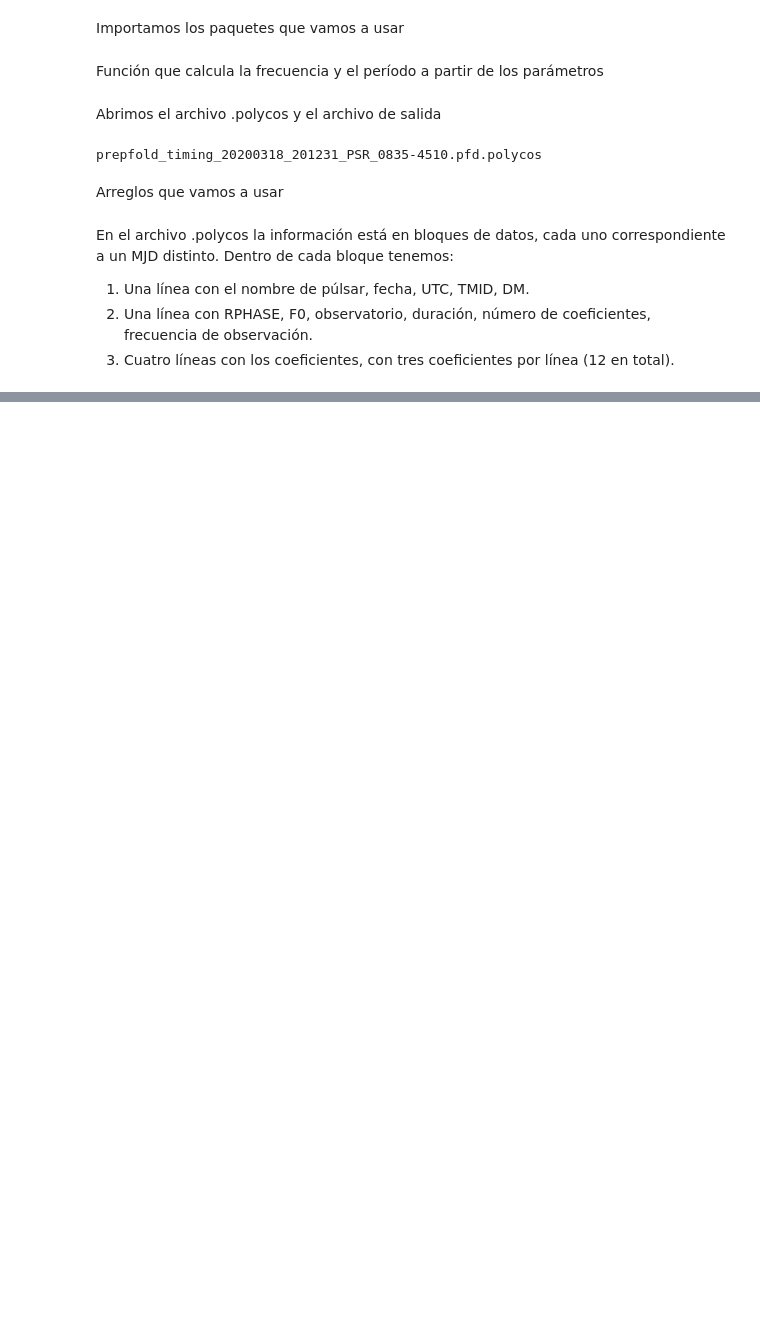
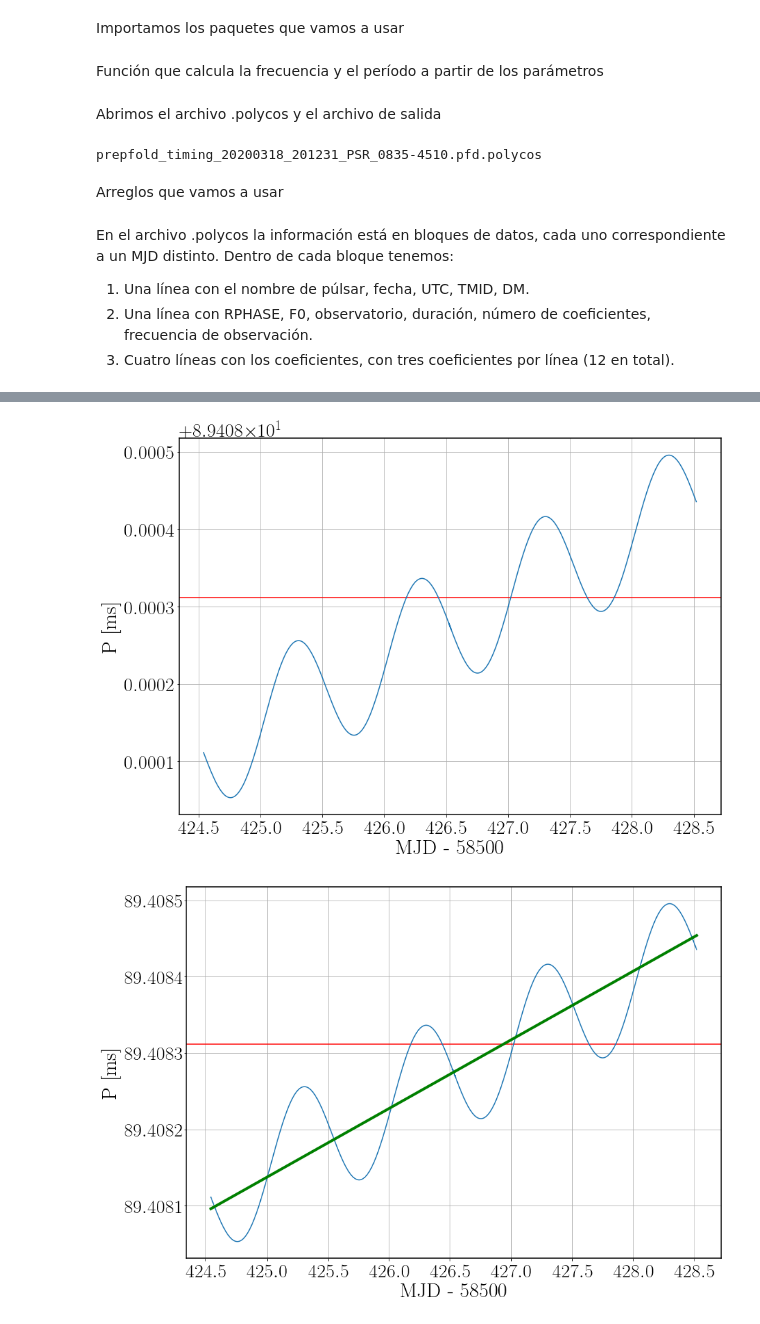
Before and after one commit to svsosafiscella/paper_PuMA3, a Jupyter notebook: period.ipynb, the cells around one changed output, grey strips where cells are left out. Cells and saved outputs as stored; diff of their text form; code cells hidden in the pictures; blank space fills up the shorter version.

```diff
--- a/period.ipynb
+++ b/period.ipynb
@@ -132,0 +183,16 @@ plt.show()
+# %%
+fig, ax = plt.subplots(1, 1, figsize=(14,10))
+
+ax.grid()
+
+ax.set_xlabel('MJD - 58500')
+ax.set_ylabel('P [ms]')
+
+ax.axhline(y=89.4083119942048, color='r', linestyle='-')
+ax.plot(T_array - norm, P_array)
+ax.plot(T_array - norm, recta(T_array , result.best_values.get('a') , result.best_values.get('b')) , lw=4, color='green' )
+ax.ticklabel_format(useOffset=False)
+plt.show()
+# %% [output]
+[figure, added]
+[figure, added]
```
Also changed, not shown: parts of 4 cells of this notebook.
